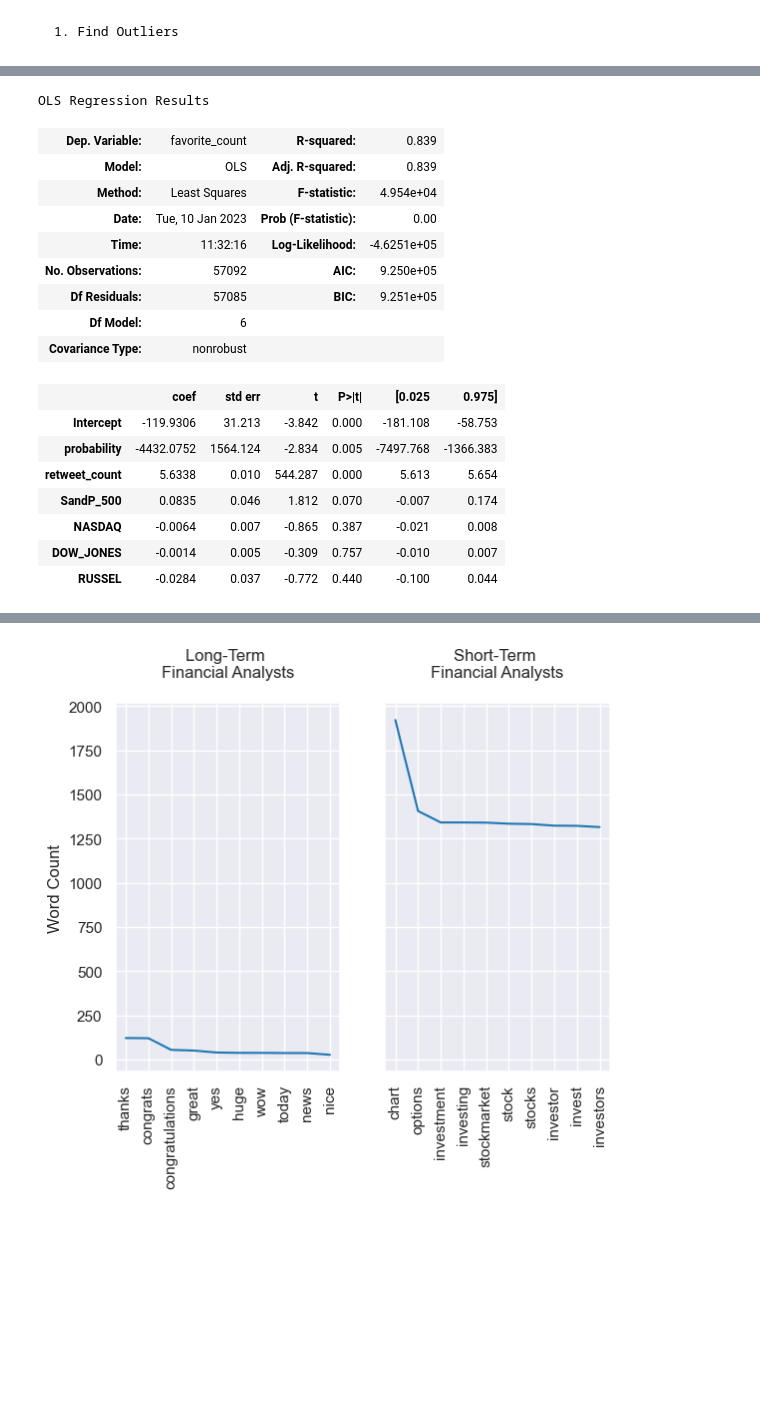
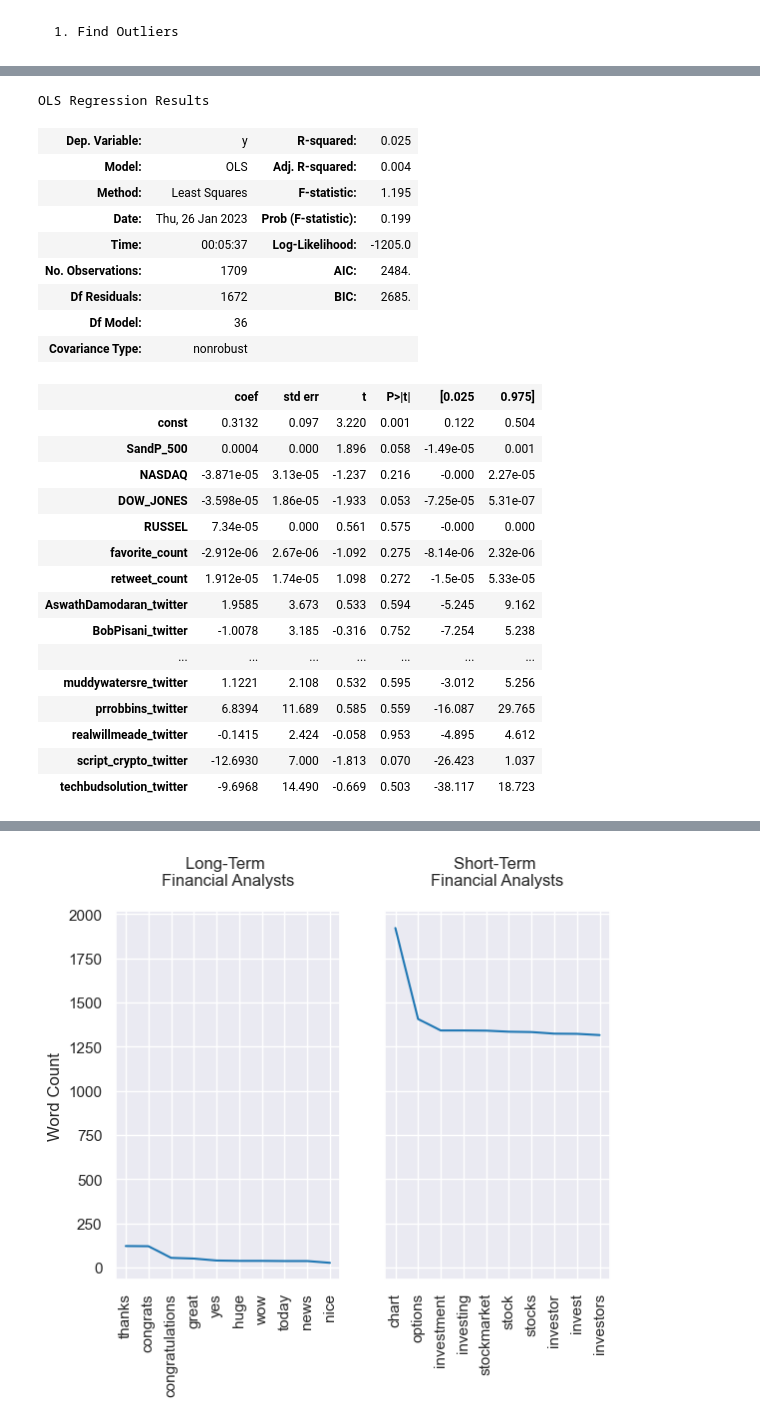
Before and after one commit to KeatonSpiller/Sentiment_Analysis, a Jupyter notebook: Stock_Market/notebooks/TwitterBot.ipynb, the cells around one changed output, grey strips where cells are left out. Saved outputs shown, nothing was run; the diff lists cells and outputs as text; code cells hidden in the pictures; blank space fills up the shorter version.

Commit message:
Buildingy y and lm based on 5 day avg of S&P 500

```diff
--- a/Stock_Market/notebooks/TwitterBot.ipynb
+++ b/Stock_Market/notebooks/TwitterBot.ipynb
@@ -2,12 +2,14 @@
 # Import Libraries
 # %%
 import os,sys,re,glob,ipykernel,tweepy,stockmarket,nltk,collections,itertools,pandas as pd,numpy as np,\
-        seaborn as sns, yfinance as yf, matplotlib.pyplot as plt, statsmodels.formula.api as sm, autoreload, importlib
+        seaborn as sns, yfinance as yf, matplotlib.pyplot as plt, statsmodels.formula.api as smf,\
+        statsmodels.api as sm, autoreload, importlib
 from pathlib import Path
 from string import punctuation
 from datetime import date
 from sklearn.model_selection import train_test_split
 np.random.seed(0)
+pd.set_option('display.max_columns', None)
 # %% [markdown]
 ## Set Working Directory:
 
@@ -317,0 +322,22 @@ df_merge.head()
+# %%
+mean = df_merge.SandP_500.mean()
+std = df_merge.SandP_500.std()
+
+def create_target(day):
+    '''
+    ex day = 5
+    sum(5 days) / 5 compare to each date if current day > last 5 days
+    If True Then 1 Else 0
+    '''
+    day_avg = df_merge.SandP_500.shift(periods=-1).rolling(day).sum().div(day) # period = -1 to start from the oldest
+    conditional = df_merge.SandP_500 > day_avg
+
+    try:
+        df_merge.insert(loc = 0,
+                        column = 'y',
+                        value = np.where(conditional, 1, 0) )
+    except ValueError:
+        pass
+    return df_merge
+
+df_merge = create_target(5) # Create a y value for 5 day averages
@@ -444,30 +391,42 @@ Z_modified = 0.6745 * ( (xi - x_bar) / Mean_Absolute_Deviation )
 # %%
-# Build a Linear Model
-# starting with a plaholder of retweet_count as starting y target
-X = df_merge.loc[:, 'probability':]
-X = X.drop(columns=['favorite_count']).astype(float)
-y = df_merge.loc[:, 'favorite_count'].astype(float)
+X = df_merge.loc[:, 'y':]
+X = X.drop(columns=['y']).astype(float)
+X = sm.add_constant(X) # for using sm version w/out r variant
+
+y = df_merge.loc[:, 'y'].astype(float)
+
 X_train, X_test, y_train, y_test = train_test_split(X, y, test_size=0.20, random_state=0)
+
 train = pd.concat([X_train, y_train], join = 'outer', axis=1)
-lm = sm.ols(formula="favorite_count ~ probability  + retweet_count + SandP_500 + NASDAQ + DOW_JONES + RUSSEL", data=train).fit()
+
+# lm = sm.ols(formula="y ~ .", data=train).fit()
+lm = sm.OLS(y_train, X_train).fit()
 # print(result.params)
 lm.summary()
 # %% [output]
 OLS Regression Results
-| Dep. Variable: | favorite_count | R-squared: | 0.839 |
-| Model: | OLS | Adj. R-squared: | 0.839 |
-| Method: | Least Squares | F-statistic: | 4.954e+04 |
-| Date: | Tue, 10 Jan 2023 | Prob (F-statistic): | 0.00 |
-| Time: | 11:32:16 | Log-Likelihood: | -4.6251e+05 |
-| No. Observations: | 57092 | AIC: | 9.250e+05 |
-| Df Residuals: | 57085 | BIC: | 9.251e+05 |
-| Df Model: | 6 |  |  |
+| Dep. Variable: | y | R-squared: | 0.025 |
+| Model: | OLS | Adj. R-squared: | 0.004 |
+| Method: | Least Squares | F-statistic: | 1.195 |
+| Date: | Thu, 26 Jan 2023 | Prob (F-statistic): | 0.199 |
+| Time: | 00:05:37 | Log-Likelihood: | -1205.0 |
+| No. Observations: | 1709 | AIC: | 2484. |
+| Df Residuals: | 1672 | BIC: | 2685. |
+| Df Model: | 36 |  |  |
 | Covariance Type: | nonrobust |  |  |
 |  | coef | std err | t | P>|t| | [0.025 | 0.975] |
-| Intercept | -119.9306 | 31.213 | -3.842 | 0.000 | -181.108 | -58.753 |
-| probability | -4432.0752 | 1564.124 | -2.834 | 0.005 | -7497.768 | -1366.383 |
-| retweet_count | 5.6338 | 0.010 | 544.287 | 0.000 | 5.613 | 5.654 |
-| SandP_500 | 0.0835 | 0.046 | 1.812 | 0.070 | -0.007 | 0.174 |
-| NASDAQ | -0.0064 | 0.007 | -0.865 | 0.387 | -0.021 | 0.008 |
-| DOW_JONES | -0.0014 | 0.005 | -0.309 | 0.757 | -0.010 | 0.007 |
-| RUSSEL | -0.0284 | 0.037 | -0.772 | 0.440 | -0.100 | 0.044 |
+| const | 0.3132 | 0.097 | 3.220 | 0.001 | 0.122 | 0.504 |
+| SandP_500 | 0.0004 | 0.000 | 1.896 | 0.058 | -1.49e-05 | 0.001 |
+| NASDAQ | -3.871e-05 | 3.13e-05 | -1.237 | 0.216 | -0.000 | 2.27e-05 |
+| DOW_JONES | -3.598e-05 | 1.86e-05 | -1.933 | 0.053 | -7.25e-05 | 5.31e-07 |
+| RUSSEL | 7.34e-05 | 0.000 | 0.561 | 0.575 | -0.000 | 0.000 |
+| favorite_count | -2.912e-06 | 2.67e-06 | -1.092 | 0.275 | -8.14e-06 | 2.32e-06 |
+| retweet_count | 1.912e-05 | 1.74e-05 | 1.098 | 0.272 | -1.5e-05 | 5.33e-05 |
+| AswathDamodaran_twitter | 1.9585 | 3.673 | 0.533 | 0.594 | -5.245 | 9.162 |
+| BobPisani_twitter | -1.0078 | 3.185 | -0.316 | 0.752 | -7.254 | 5.238 |
+| ... | ... | ... | ... | ... | ... | ... |
+| muddywatersre_twitter | 1.1221 | 2.108 | 0.532 | 0.595 | -3.012 | 5.256 |
+| prrobbins_twitter | 6.8394 | 11.689 | 0.585 | 0.559 | -16.087 | 29.765 |
+| realwillmeade_twitter | -0.1415 | 2.424 | -0.058 | 0.953 | -4.895 | 4.612 |
+| script_crypto_twitter | -12.6930 | 7.000 | -1.813 | 0.070 | -26.423 | 1.037 |
+| techbudsolution_twitter | -9.6968 | 14.490 | -0.669 | 0.503 | -38.117 | 18.723 |
```
Also changed, not shown: parts of 43 cells of this notebook.
